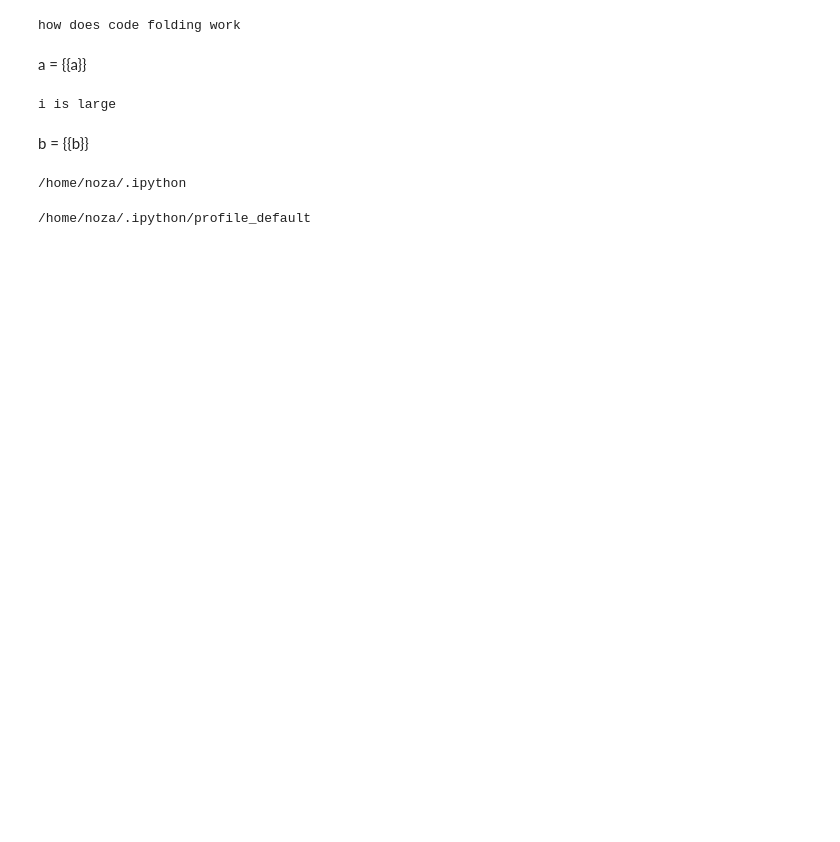
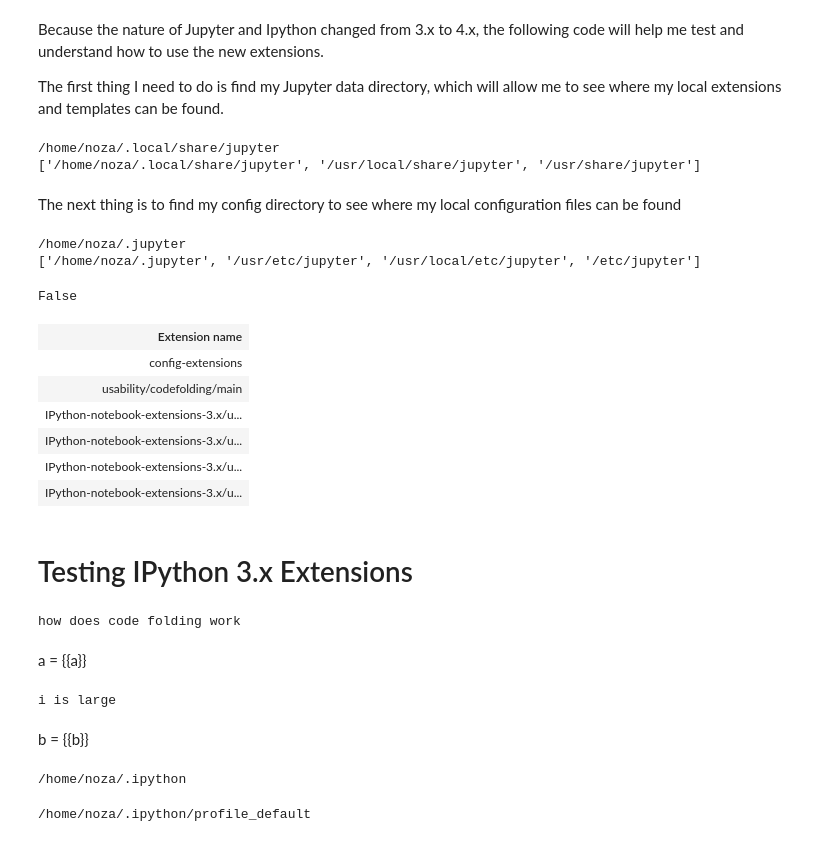
Before and after one commit to twinoza/TwinPyNB, a Jupyter notebook: TestIpythonExtensions.ipynb, the cells around one changed output. Cells and saved outputs as stored; diff of their text form; code cells hidden in the pictures; blank space fills up the shorter version.

Commit message:
New tests to Ipython extensions

```diff
--- a/TestIpythonExtensions.ipynb
+++ b/TestIpythonExtensions.ipynb
@@ -1,3 +3,60 @@
+# %% [markdown]
+Because the nature of Jupyter and Ipython changed from 3.x to 4.x, the following code will help me test and understand how to use the new extensions.
+
+The first thing I need to do is find my Jupyter data directory, which will allow me to see where my local extensions and templates can be found.
+# %%
+from __future__ import print_function
+from jupyter_core.paths import jupyter_data_dir, jupyter_path
+print(jupyter_data_dir())
+print(jupyter_path())
+# %% [output]
+/home/noza/.local/share/jupyter
+['/home/noza/.local/share/jupyter', '/usr/local/share/jupyter', '/usr/share/jupyter']
+# %% [markdown]
+The next thing is to find my config directory to see where my local configuration files can be found
+# %%
+from jupyter_core.paths import jupyter_config_dir, jupyter_config_path
+print(jupyter_config_dir())
+print(jupyter_config_path())
+# %% [output]
+/home/noza/.jupyter
+['/home/noza/.jupyter', '/usr/etc/jupyter', '/usr/local/etc/jupyter', '/etc/jupyter']
+# %%
+import notebook
+notebook.nbextensions.check_nbextension('usability/codefolding', user=True)
+notebook.nbextensions.check_nbextension('usability/codefolding/main.js', user=True)
+# %% [output]
+False
+# %%
+from IPython.html.services.config import ConfigManager
+from IPython.display import HTML
+ip = get_ipython()
+cm = ConfigManager(parent=ip, profile_dir=ip.profile_dir.location)
+extensions =cm.get('notebook')
+table = ""
+for ext in extensions['load_extensions']:
+    table += "<tr><td>%s</td>\n" % (ext)
+
+top = """
+<table border="1">
+  <tr>
+    <th>Extension name</th>
+  </tr>
+"""
+bottom = """
+</table>
+"""
+HTML(top + table + bottom)
+# %% [output]
+| Extension name |
+| config-extensions |
+| usability/codefolding/main |
+| IPython-notebook-extensions-3.x/u... |
+| IPython-notebook-extensions-3.x/u... |
+| IPython-notebook-extensions-3.x/u... |
+| IPython-notebook-extensions-3.x/u... |
+# %% [markdown]
+# Testing IPython 3.x Extensions
 # %%
 # Test some code
 print 'how does code folding work'
```
Also changed, not shown: parts of 1 cell of this notebook, 1 other file.
